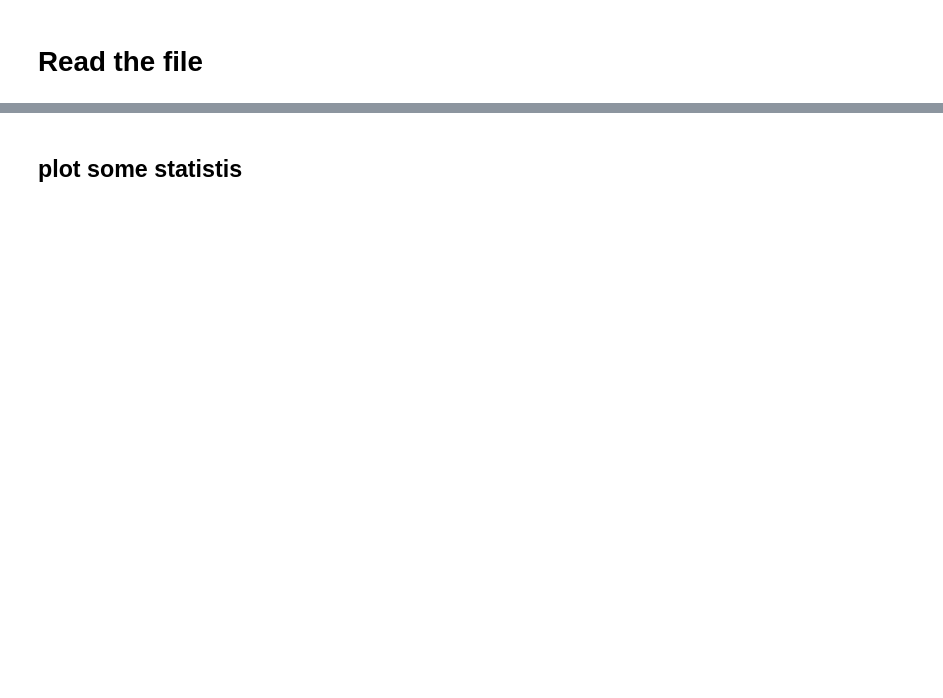
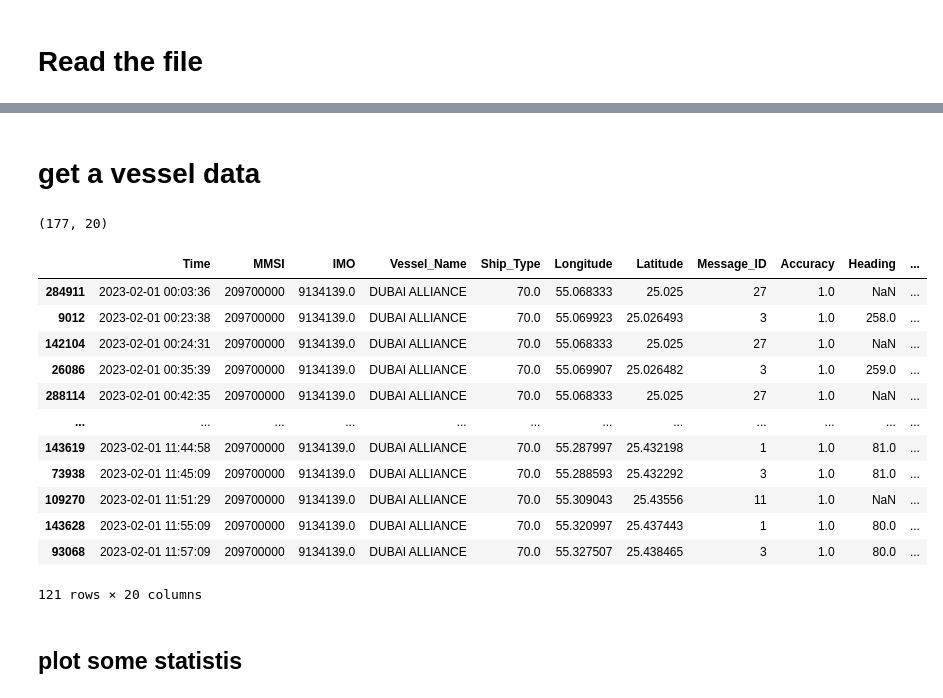
Before and after one commit to giladdanin10/tip-and-que-ships-personal, a Jupyter notebook: explore AIS.ipynb, the cells around one changed output, grey strips where cells are left out. Cells and saved outputs as stored; diff of their text form; code cells hidden in the pictures; blank space fills up the shorter version.

Commit message:
before VESSELS in a different file

```diff
--- a/explore AIS.ipynb
+++ b/explore AIS.ipynb
@@ -18,7 +20,9 @@ pd.set_option('display.max_columns', None)
 # %%
 
 params = {}
-params['input_csv_file_name_full'] = 'C:\\gilad\\work\\tip_and_que\\data\\AIS\\TipandCue_DataSample_CSV\\exactEarth_historical_data_02_2023.csv'
+# params['input_csv_file_name_full'] = 'C:\\gilad\\work\\tip_and_que\\data\\AIS\\TipandCue_DataSample_CSV\\exactEarth_historical_data_02_2023.csv'
+params['input_csv_file_name_full'] = 'debug_data_base.csv'
+
 params['min_date'] = None
 params['max_date'] = None
 params['columns_list_keep'] = ['Time','MMSI','IMO','Vessel_Name','Ship_Type','Longitude','Latitude','Message_ID','Accuracy','Heading','COG','Fixing_device','Destination_ID','offset1','Offset_2','Offset_3','Offset_4','ATON_type','ATON_name','GNSS_status']
@@ -26,7 +30,7 @@ params['filter_vessels_df_dic'] = {
           'max_time_diff[mins]':['<=',30]
           }
 params['reload'] = False
-params['export_to_excel'] = True
+params['export_to_excel'] = False
 # %% [markdown]
 # Functions
 # %% [markdown]
@@ -518,3 +530,7 @@ df_aux = DF_AUX()
+# %%
+def print_dict(dict):
+    for key in dict.keys():
+        print(f'{key}:{dict[key]}')
 # %% [markdown]
 # vessels class
 # %%
@@ -607,3 +680,6 @@ KeyboardInterrupt:
+# %%
+# Create an instance of the VESSELES class
+vessels = VESSELES()
 # %% [markdown]
 # Read the file
 # %%
@@ -668,0 +709,4 @@ NameError: name 'vessels_df' is not defined
+# %%
+vesseles_data_dic = vessels.create_data_dic(df)
+vessels_info_df,prob_MMSI = vessels.create_info_df(num_lines=100)
+vessels.get_info_df_summary()
@@ -669,3 +758,24 @@ NameError: name 'vessels_df' is not defined
+# %% [markdown]
+# get a vessel data
+# %%
+# vessel_data = get_vessel_data(vessels.data_dic,422)
+vessel_data = vessels.get_vessel_data(vessels_info_df.index[2])
+vessel_data
+# %% [output]
+(177, 20)
+|  | Time | MMSI | IMO | Vessel_Name | Ship_Type | Longitude | Latitude | Message_ID | Accuracy | Heading | ... |
+| 284911 | 2023-02-01 00:03:36 | 209700000 | 9134139.0 | DUBAI ALLIANCE | 70.0 | 55.068333 | 25.025 | 27 | 1.0 | NaN | ... |
+| 9012 | 2023-02-01 00:23:38 | 209700000 | 9134139.0 | DUBAI ALLIANCE | 70.0 | 55.069923 | 25.026493 | 3 | 1.0 | 258.0 | ... |
+| 142104 | 2023-02-01 00:24:31 | 209700000 | 9134139.0 | DUBAI ALLIANCE | 70.0 | 55.068333 | 25.025 | 27 | 1.0 | NaN | ... |
+| 26086 | 2023-02-01 00:35:39 | 209700000 | 9134139.0 | DUBAI ALLIANCE | 70.0 | 55.069907 | 25.026482 | 3 | 1.0 | 259.0 | ... |
+| 288114 | 2023-02-01 00:42:35 | 209700000 | 9134139.0 | DUBAI ALLIANCE | 70.0 | 55.068333 | 25.025 | 27 | 1.0 | NaN | ... |
+| ... | ... | ... | ... | ... | ... | ... | ... | ... | ... | ... | ... |
+| 143619 | 2023-02-01 11:44:58 | 209700000 | 9134139.0 | DUBAI ALLIANCE | 70.0 | 55.287997 | 25.432198 | 1 | 1.0 | 81.0 | ... |
+| 73938 | 2023-02-01 11:45:09 | 209700000 | 9134139.0 | DUBAI ALLIANCE | 70.0 | 55.288593 | 25.432292 | 3 | 1.0 | 81.0 | ... |
+| 109270 | 2023-02-01 11:51:29 | 209700000 | 9134139.0 | DUBAI ALLIANCE | 70.0 | 55.309043 | 25.43556 | 11 | 1.0 | NaN | ... |
+| 143628 | 2023-02-01 11:55:09 | 209700000 | 9134139.0 | DUBAI ALLIANCE | 70.0 | 55.320997 | 25.437443 | 1 | 1.0 | 80.0 | ... |
+| 93068 | 2023-02-01 11:57:09 | 209700000 | 9134139.0 | DUBAI ALLIANCE | 70.0 | 55.327507 | 25.438465 | 3 | 1.0 | 80.0 | ... |
+121 rows × 20 columns
 # %% [markdown]
 ## plot some statistis
 # %%
```
Also changed, not shown: parts of 29 cells of this notebook.
